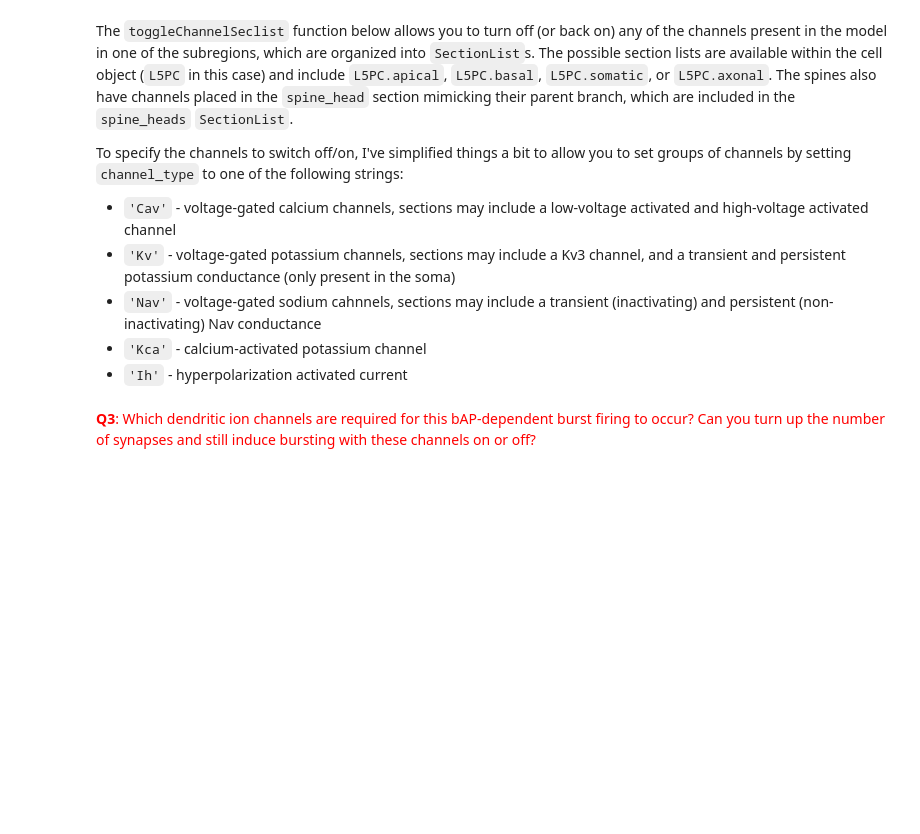
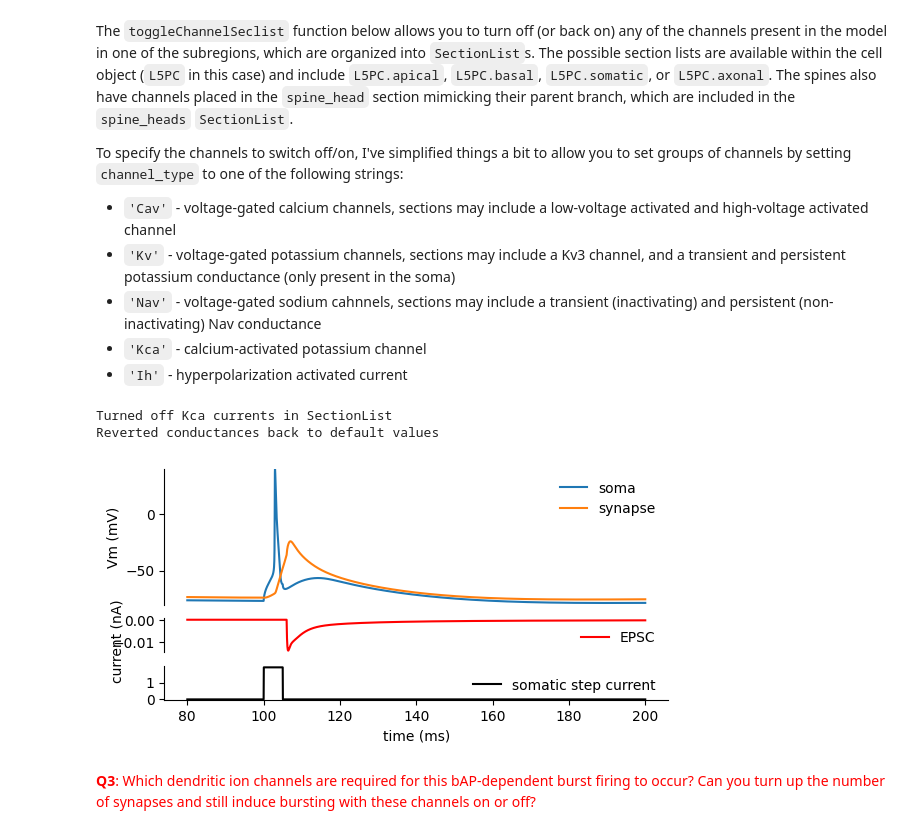
Before and after one commit to lw-miles24/10-CompModNervSys-NonLinearDendrites, a Jupyter notebook: CompModNervSys_exercise10_part2.ipynb, the cells around one changed output. Cells and saved outputs as stored; diff of their text form; code cells hidden in the pictures; blank space fills up the shorter version.

```diff
--- a/CompModNervSys_exercise10_part2.ipynb
+++ b/CompModNervSys_exercise10_part2.ipynb
@@ -255,27 +301,31 @@ To specify the channels to switch off/on, I've simplified things a bit to allow
 # %%
 from helper_functions import toggleChannelSeclist
 
-channel_type = 'Nav'
+channel_type = 'Kca'
 seclist = L5PC.apical
 
 toggleChannelSeclist(channel_type,L5PC,seclist,turn_off=True)
 
 curr_amp = 1.9 # nA - somatic step current amplitude
-n_synapses_on = 20 # number of synapses to turn on
+n_synapses_on = 5 # number of synapses to turn on
 distribute_mode = 'even' # how to distribute them within the section
 start_time = stim.delay+stim.dur  # when to deliver EPSP
 
 # EPSP + step current
 # Turn on synapses and set timing
 syn_indices = turnOnSynapses(n_synapses_on,'sequential',netstims,{'number':1,'start':start_time}) # turn on synapses
 stim.amp = curr_amp
 
 h.run()
 
 fig = plot_result(t_vec, v_soma, v_syns[syn_indices[0]], stim_current, i_syns[syn_indices[0]],
                   show_from = min(start_time,stim.delay) - 20);
 
 toggleChannelSeclist(channel_type,L5PC,seclist,turn_off=False)   # reverts conductances to defaults
+# %% [output]
+Turned off Kca currents in SectionList
+Reverted conductances back to default values
+[figure, added]
 # %% [markdown]
 <font color='red'>**Q3**: Which dendritic ion channels are required for this bAP-dependent burst firing to occur? Can you turn up the number of synapses and still induce bursting with these channels on or off?
 </font>
```
Also changed, not shown: parts of 16 cells of this notebook.
